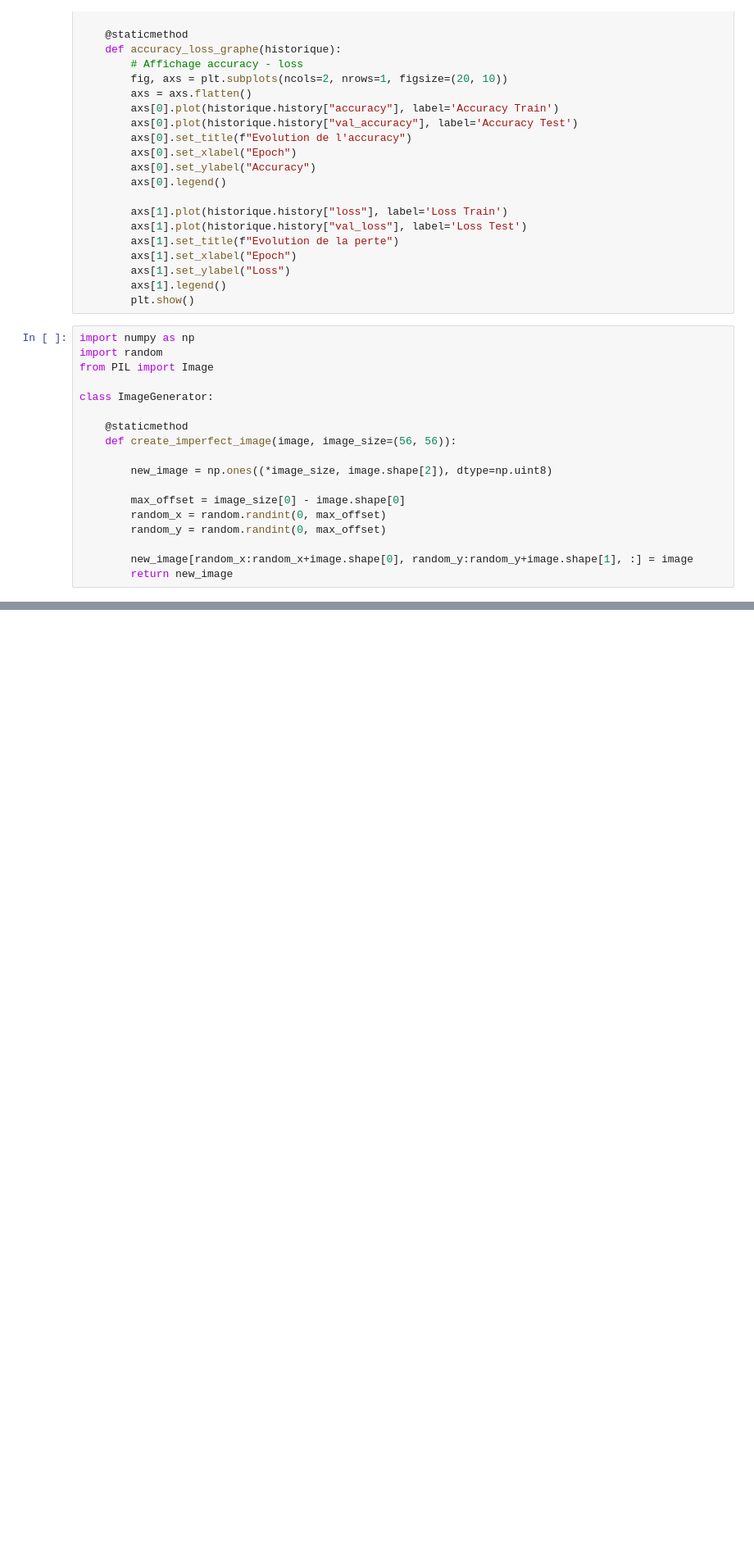
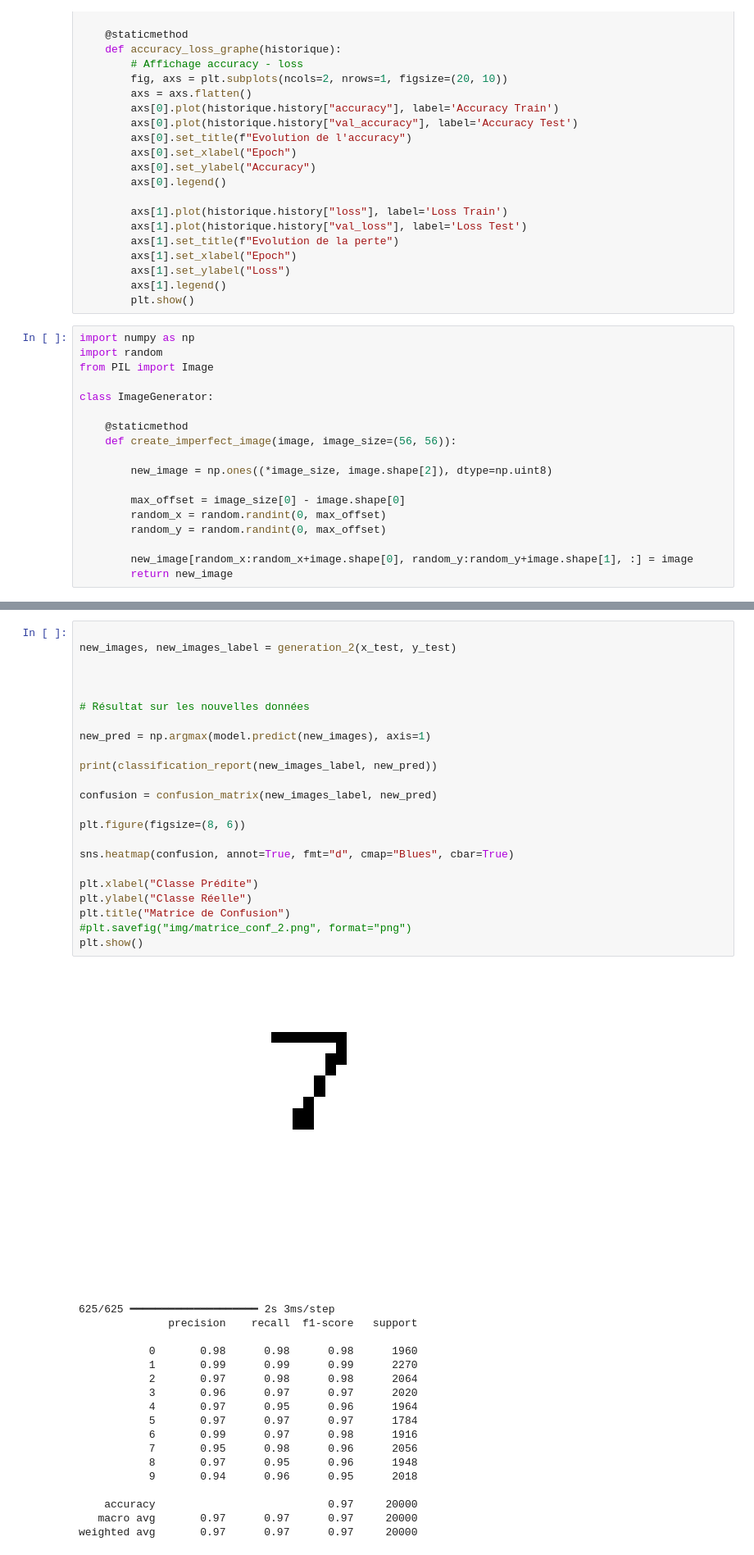
Before and after one commit to aubin-pct/Entrainement_ia, a Jupyter notebook: rendu_8/rendu_8.ipynb, the cells around one changed output, grey strips where cells are left out. Shown: that part at 82% size. Cells and saved outputs as stored; diff of their text form; blank space fills up the shorter version.

Commit message:
ajout de données - resultats positifs

```diff
--- a/rendu_8/rendu_8.ipynb
+++ b/rendu_8/rendu_8.ipynb
@@ -284,0 +292,42 @@ weighted avg       0.66      0.55      0.54     10000
+# %%
+
+new_images, new_images_label = generation_2(x_test, y_test)
+
+
+
+# Résultat sur les nouvelles données
+
+new_pred = np.argmax(model.predict(new_images), axis=1)
+
+print(classification_report(new_images_label, new_pred))
+
+confusion = confusion_matrix(new_images_label, new_pred)
+
+plt.figure(figsize=(8, 6))
+
+sns.heatmap(confusion, annot=True, fmt="d", cmap="Blues", cbar=True)
+
+plt.xlabel("Classe Prédite")
+plt.ylabel("Classe Réelle")
+plt.title("Matrice de Confusion")
+#plt.savefig("img/matrice_conf_2.png", format="png")
+plt.show()
+# %% [output]
+[figure, added]
+625/625 ━━━━━━━━━━━━━━━━━━━━ 2s 3ms/step
+              precision    recall  f1-score   support
+
+           0       0.98      0.98      0.98      1960
+           1       0.99      0.99      0.99      2270
+           2       0.97      0.98      0.98      2064
+           3       0.96      0.97      0.97      2020
+           4       0.97      0.95      0.96      1964
+           5       0.97      0.97      0.97      1784
+           6       0.99      0.97      0.98      1916
+           7       0.95      0.98      0.96      2056
+           8       0.97      0.95      0.96      1948
+           9       0.94      0.96      0.95      2018
+
+    accuracy                           0.97     20000
+   macro avg       0.97      0.97      0.97     20000
+weighted avg       0.97      0.97      0.97     20000
```
Also changed, not shown: parts of 13 cells of this notebook, 1 other file.
